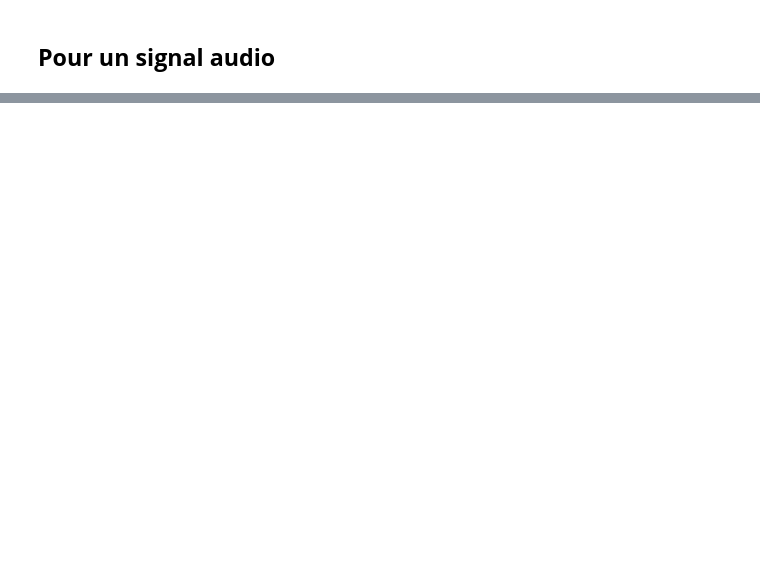
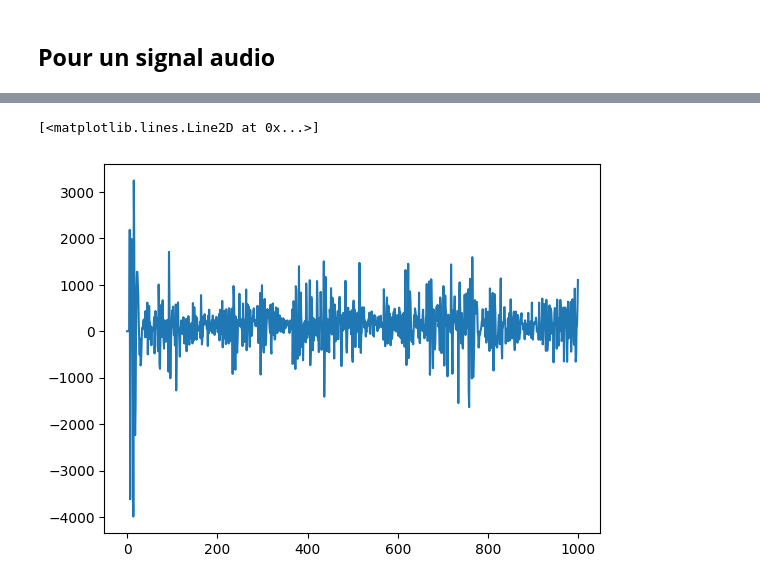
Before and after one commit to wissemmtiri/TP-TNS, a Jupyter notebook: main.ipynb, the cells around one changed output, grey strips where cells are left out. Cells and saved outputs as stored; diff of their text form; code cells hidden in the pictures; blank space fills up the shorter version.

Commit message:
audio

```diff
--- a/main.ipynb
+++ b/main.ipynb
@@ -353,0 +337,19 @@ Xmat = sig.reshape((Lt, Nt), order='F')
+# %%
+filename = './Audio/bachfugue.wav'
+Fs, x = wav.read(filename)
+x = x[:,0]
+# %%
+def segmentation(sig, Nt=0, Lt=0):
+    Xmat = []
+    if (not Nt):
+        num_frames_L = len(sig) // Lt
+    else :
+        num_frames_L = Nt
+    mean_L = np.zeros(num_frames_L)
+    power_L = np.zeros(num_frames_L)
+    for i in range(num_frames_L):
+        frame = sig[i*Lt:(i+1)*Lt]
+        mean_L[i] = np.mean(frame)
+        power_L[i] = np.mean(frame**2)
+        Xmat.append(frame)
+    return Xmat, num_frames_L, mean_L, power_L
@@ -353,0 +359,4 @@ Xmat = sig.reshape((Lt, Nt), order='F')
+# %%
+vec_sig = x[:Nt*Lt]
+# %%
+Xmat, length, moyennes1024, puissances1024 = segmentation(vec_sig, Nt, Lt)
@@ -353,0 +369,5 @@ Xmat = sig.reshape((Lt, Nt), order='F')
+# %%
+plt.plot(moyennes1024)
+# %% [output]
+[<matplotlib.lines.Line2D at 0x...>]
+[figure, added]
```
Also changed, not shown: parts of 16 cells of this notebook, 8 other files.
